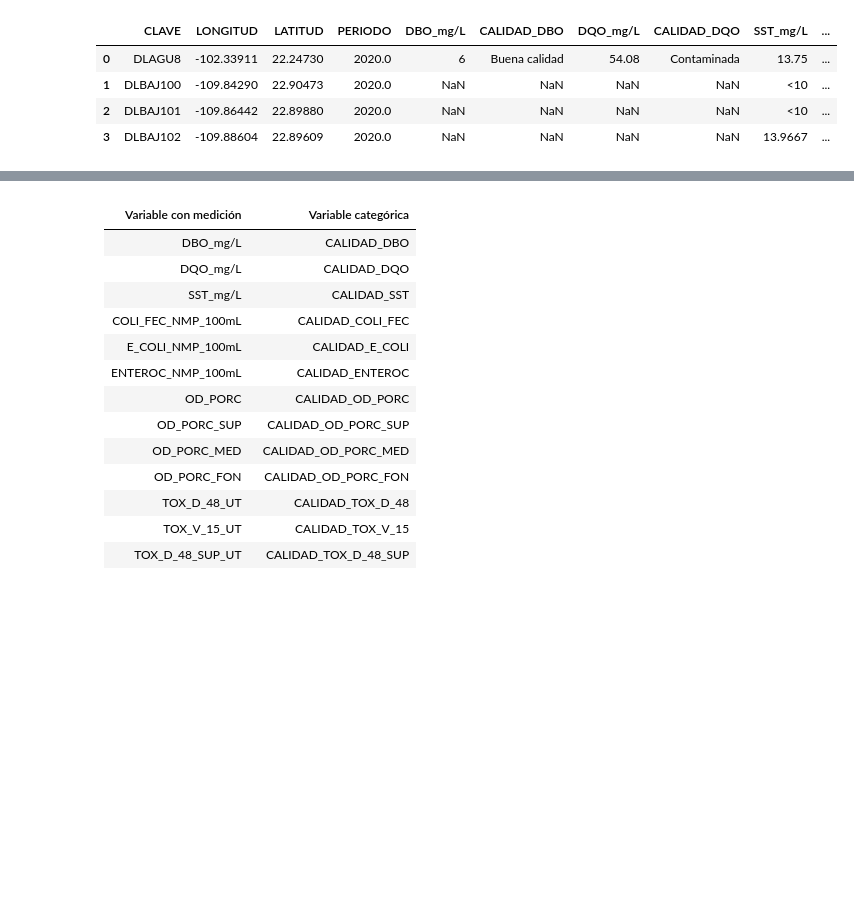
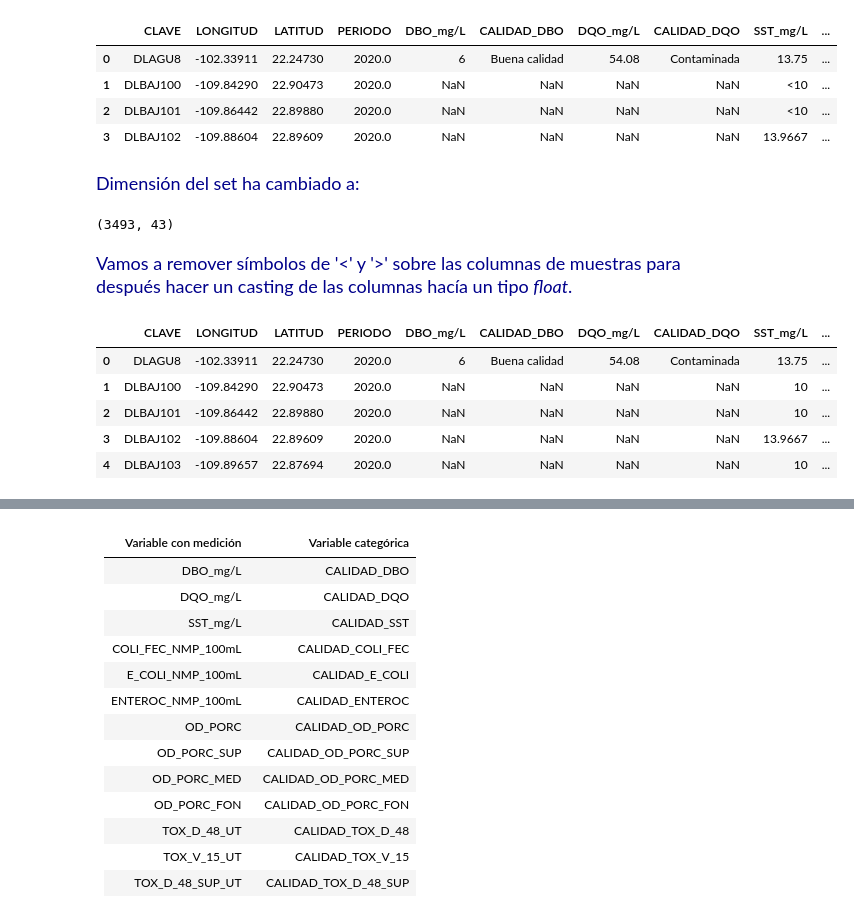
Before and after one commit to PosgradoMNA/actividades-de-aprendizaje-dsercam, a Jupyter notebook: RetoFinal/RetoFinal_Avance1.ipynb, the cells around one changed output, grey strips where cells are left out. Drawn from its saved outputs; the diff is of its cells as text; code cells hidden in the pictures; blank space fills up the shorter version.

```diff
--- a/RetoFinal/RetoFinal_Avance1.ipynb
+++ b/RetoFinal/RetoFinal_Avance1.ipynb
@@ -311,3 +298,50 @@ dfForCleansingSuperficiales.head(4)
 | 1 | DLBAJ100 | -109.84290 | 22.90473 | 2020.0 | NaN | NaN | NaN | NaN | <10 | ... |
 | 2 | DLBAJ101 | -109.86442 | 22.89880 | 2020.0 | NaN | NaN | NaN | NaN | <10 | ... |
 | 3 | DLBAJ102 | -109.88604 | 22.89609 | 2020.0 | NaN | NaN | NaN | NaN | 13.9667 | ... |
+# %% [markdown]
+<font color="darkblue" size=4> Dimensión del set ha cambiado a:
+# %%
+dfForCleansingSuperficiales.shape
+# %% [output]
+(3493, 43)
+# %% [markdown]
+<font color="darkblue" size=4> Vamos a remover símbolos de '<' y '>' sobre las columnas de muestras para después hacer un casting de las columnas hacía un tipo *float*.
+# %%
+dfForCleansingSuperficiales['DBO_mg/L'].replace({'>':''}, regex=True, inplace=True)
+dfForCleansingSuperficiales['DQO_mg/L'].replace({'>':''}, regex=True, inplace=True)
+dfForCleansingSuperficiales['SST_mg/L'].replace({'>':''}, regex=True, inplace=True)
+dfForCleansingSuperficiales['COLI_FEC_NMP_100mL'].replace({'>':''}, regex=True, inplace=True)
+dfForCleansingSuperficiales['E_COLI_NMP_100mL'].replace({'>':''}, regex=True, inplace=True)
+dfForCleansingSuperficiales['ENTEROC_NMP_100mL'].replace({'>':''}, regex=True, inplace=True)
+dfForCleansingSuperficiales['OD_PORC'].replace({'>':''}, regex=True, inplace=True)
+dfForCleansingSuperficiales['OD_PORC_SUP'].replace({'>':''}, regex=True, inplace=True)
+dfForCleansingSuperficiales['OD_PORC_MED'].replace({'>':''}, regex=True, inplace=True)
+dfForCleansingSuperficiales['OD_PORC_FON'].replace({'>':''}, regex=True, inplace=True)
+dfForCleansingSuperficiales['TOX_D_48_UT'].replace({'>':''}, regex=True, inplace=True)
+dfForCleansingSuperficiales['TOX_V_15_UT'].replace({'>':''}, regex=True, inplace=True)
+dfForCleansingSuperficiales['TOX_D_48_SUP_UT'].replace({'>':''}, regex=True, inplace=True)
+dfForCleansingSuperficiales['TOX_FIS_SUP_15_UT'].replace({'>':''}, regex=True, inplace=True)
+
+
+dfForCleansingSuperficiales['DBO_mg/L'].replace({'<':''}, regex=True, inplace=True)
+dfForCleansingSuperficiales['DQO_mg/L'].replace({'<':''}, regex=True, inplace=True)
+dfForCleansingSuperficiales['SST_mg/L'].replace({'<':''}, regex=True, inplace=True)
+dfForCleansingSuperficiales['COLI_FEC_NMP_100mL'].replace({'<':''}, regex=True, inplace=True)
+dfForCleansingSuperficiales['E_COLI_NMP_100mL'].replace({'<':''}, regex=True, inplace=True)
+dfForCleansingSuperficiales['ENTEROC_NMP_100mL'].replace({'<':''}, regex=True, inplace=True)
+dfForCleansingSuperficiales['OD_PORC'].replace({'<':''}, regex=True, inplace=True)
+dfForCleansingSuperficiales['OD_PORC_SUP'].replace({'<':''}, regex=True, inplace=True)
+dfForCleansingSuperficiales['OD_PORC_MED'].replace({'<':''}, regex=True, inplace=True)
+dfForCleansingSuperficiales['OD_PORC_FON'].replace({'<':''}, regex=True, inplace=True)
+dfForCleansingSuperficiales['TOX_D_48_UT'].replace({'<':''}, regex=True, inplace=True)
+dfForCleansingSuperficiales['TOX_V_15_UT'].replace({'<':''}, regex=True, inplace=True)
+dfForCleansingSuperficiales['TOX_D_48_SUP_UT'].replace({'<':''}, regex=True, inplace=True)
+dfForCleansingSuperficiales['TOX_FIS_SUP_15_UT'].replace({'<':''}, regex=True, inplace=True)
+dfForCleansingSuperficiales.head(5)
+# %% [output]
+|  | CLAVE | LONGITUD | LATITUD | PERIODO | DBO_mg/L | CALIDAD_DBO | DQO_mg/L | CALIDAD_DQO | SST_mg/L | ... |
+| 0 | DLAGU8 | -102.33911 | 22.24730 | 2020.0 | 6 | Buena calidad | 54.08 | Contaminada | 13.75 | ... |
+| 1 | DLBAJ100 | -109.84290 | 22.90473 | 2020.0 | NaN | NaN | NaN | NaN | 10 | ... |
+| 2 | DLBAJ101 | -109.86442 | 22.89880 | 2020.0 | NaN | NaN | NaN | NaN | 10 | ... |
+| 3 | DLBAJ102 | -109.88604 | 22.89609 | 2020.0 | NaN | NaN | NaN | NaN | 13.9667 | ... |
+| 4 | DLBAJ103 | -109.89657 | 22.87694 | 2020.0 | NaN | NaN | NaN | NaN | 10 | ... |
```
Also changed, not shown: parts of 25 cells of this notebook.
